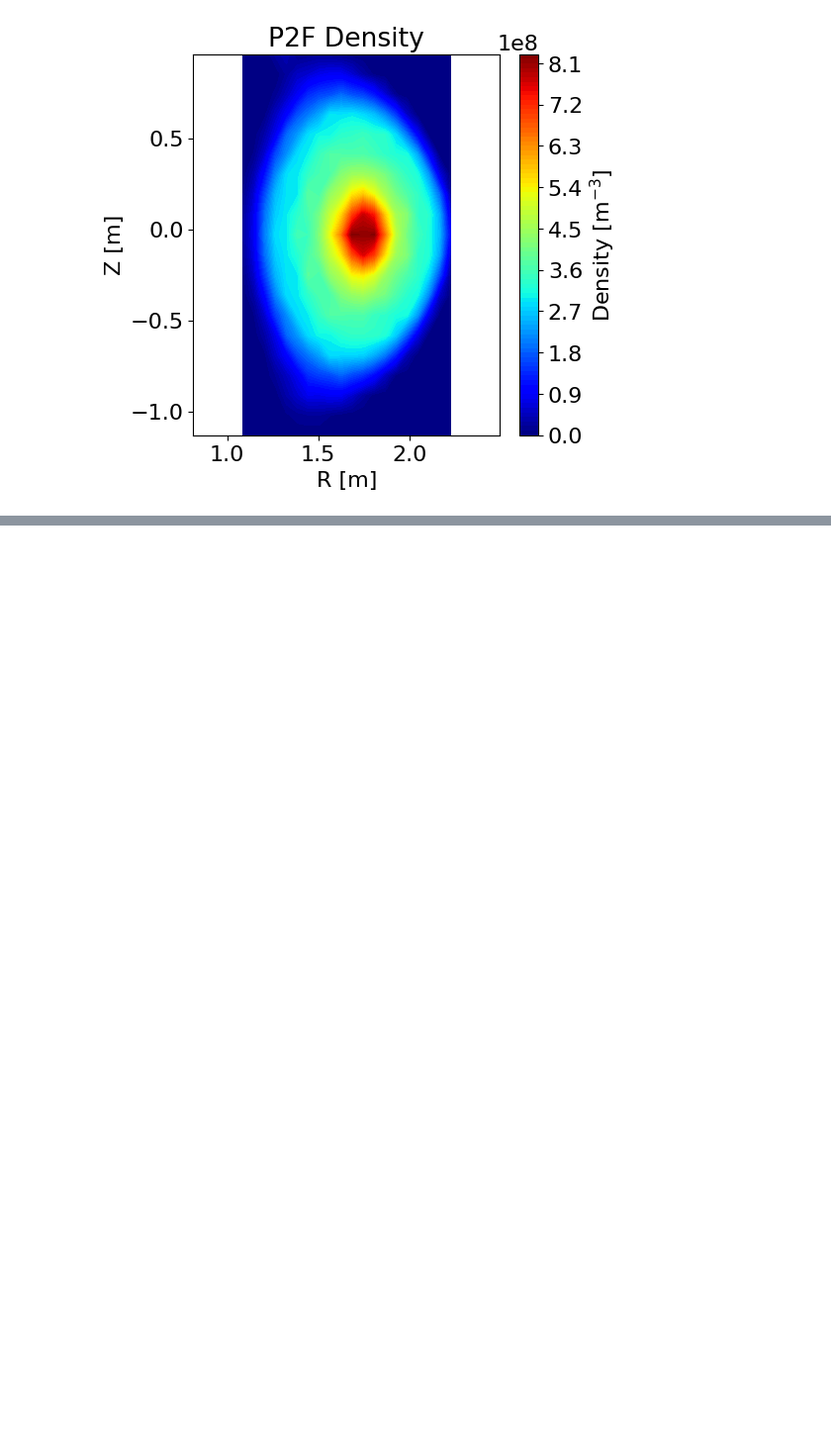
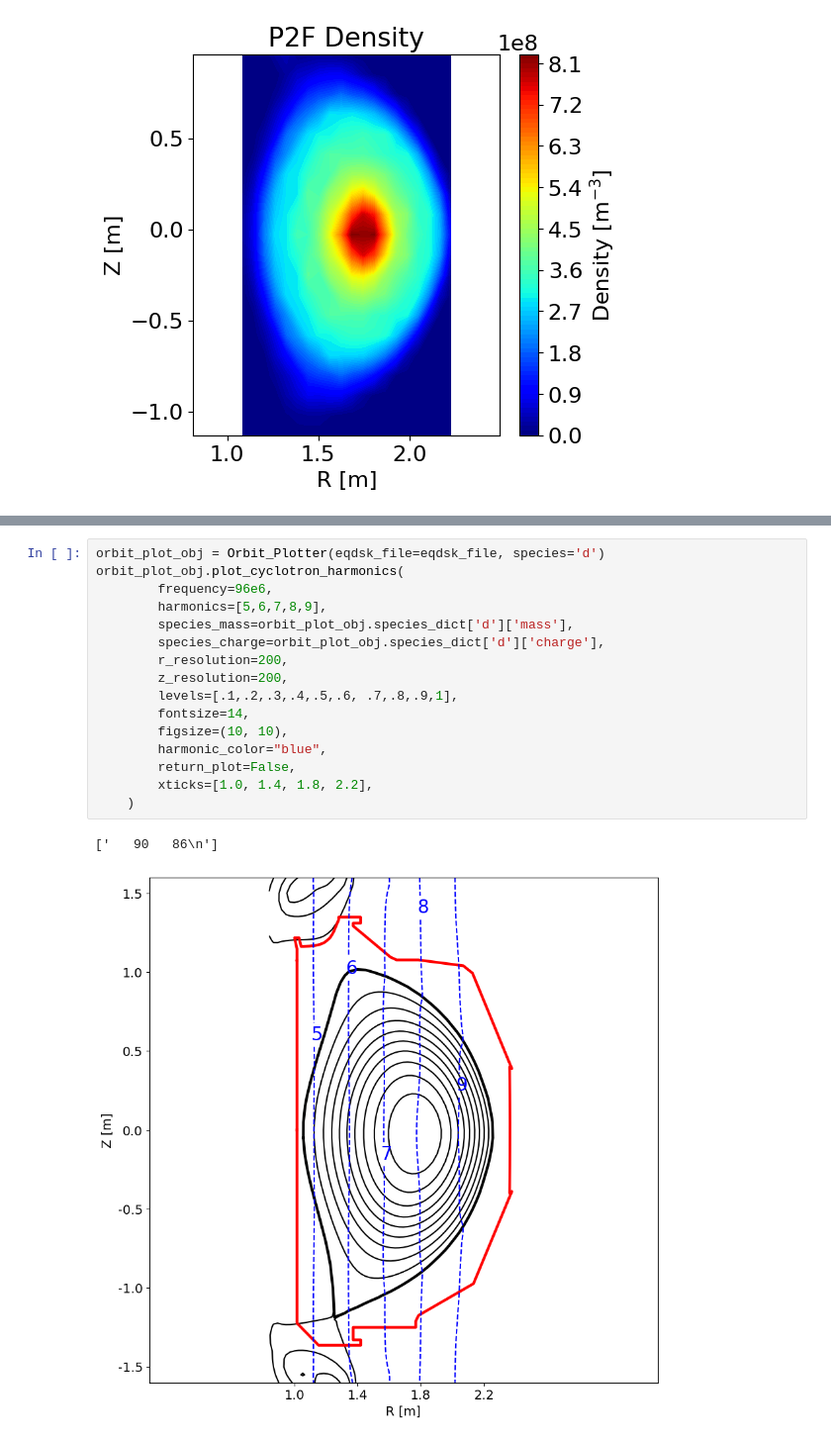
Before and after one commit to vandelij/aorsa_cql_mcgo_toolkit, a Jupyter notebook: shots/147634/mcgo_setup_and_pp.ipynb, the cells around one changed output, grey strips where cells are left out. Shown at 99% size. Saved outputs shown, nothing was run; the diff lists cells and outputs as text; blank space fills up the shorter version.

```diff
--- a/shots/147634/mcgo_setup_and_pp.ipynb
+++ b/shots/147634/mcgo_setup_and_pp.ipynb
@@ -186,0 +202,19 @@ mcgo_pp.p2f_plot_distribution_function_at_RZ(
+# %%
+orbit_plot_obj = Orbit_Plotter(eqdsk_file=eqdsk_file, species='d')
+orbit_plot_obj.plot_cyclotron_harmonics(
+        frequency=96e6,
+        harmonics=[5,6,7,8,9],
+        species_mass=orbit_plot_obj.species_dict['d']['mass'],
+        species_charge=orbit_plot_obj.species_dict['d']['charge'],
+        r_resolution=200,
+        z_resolution=200,
+        levels=[.1,.2,.3,.4,.5,.6, .7,.8,.9,1],
+        fontsize=14,
+        figsize=(10, 10),
+        harmonic_color="blue",
+        return_plot=False,
+        xticks=[1.0, 1.4, 1.8, 2.2],
+    )
+# %% [output]
+['   90   86\n']
+[figure, added]
```
Also changed, not shown: parts of 10 cells of this notebook, 11 other files.
